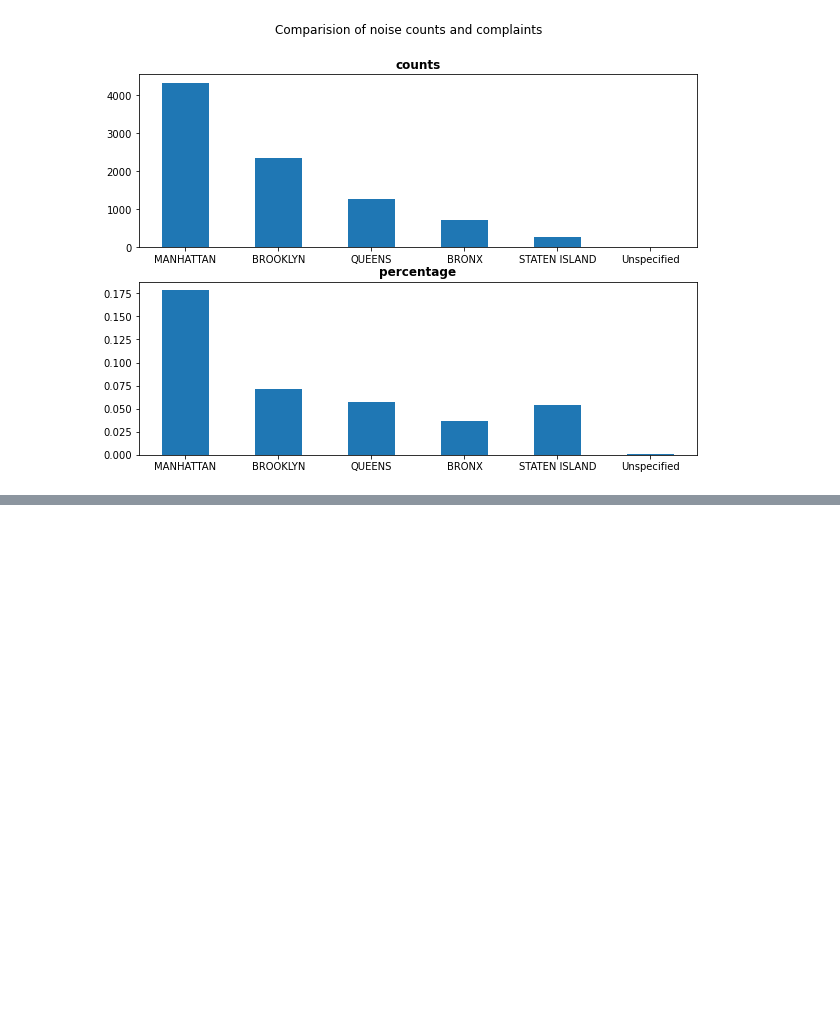
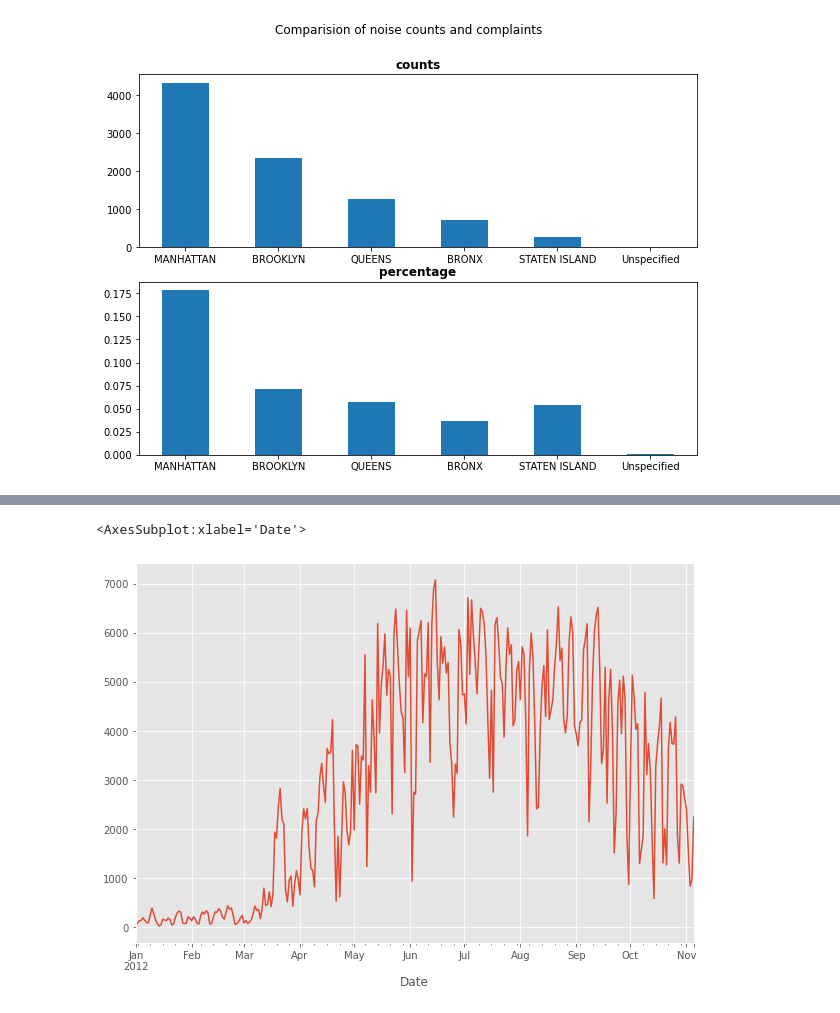
Before and after one commit to mfhhxk/wrangle, a Jupyter notebook: data wrangle.ipynb, the cells around one changed output, grey strips where cells are left out. Drawn from its saved outputs; the diff is of its cells as text; code cells hidden in the pictures; blank space fills up the shorter version.

Commit message:
bike.csv

```diff
--- a/data wrangle.ipynb
+++ b/data wrangle.ipynb
@@ -303,0 +308,14 @@ fig.suptitle('Comparision of noise counts and complaints', fontdict=dict(weight=
+# %%
+# ggplot style
+plt.style.use('ggplot')
+# plt.rcParams['figure.figsize'] = (15, 5)
+# plt.rcParams['font.family'] = 'sans-serif'
+
+
+# For pandas <= 0.12
+pd.set_option('display.width', 5000)
+pd.set_option('display.max_columns', 60)
+# %%
+bikes = pd.read_csv('bikes.csv', sep=';', encoding='latin1', parse_dates=['Date'], dayfirst=True, index_col='Date')
+    # day first = DD/MM
+bikes
@@ -303,0 +337,4 @@ fig.suptitle('Comparision of noise counts and complaints', fontdict=dict(weight=
+# %%
+col_clnr = clean_name()
+bikes.columns = col_clnr.clean(bikes.columns)
+bikes.head()
@@ -303,0 +349,5 @@ fig.suptitle('Comparision of noise counts and complaints', fontdict=dict(weight=
+# %%
+bikes['berri_1'].plot(figsize=(10,7))
+# %% [output]
+<AxesSubplot:xlabel='Date'>
+[figure, added]
```
Also changed, not shown: parts of 4 cells of this notebook.
